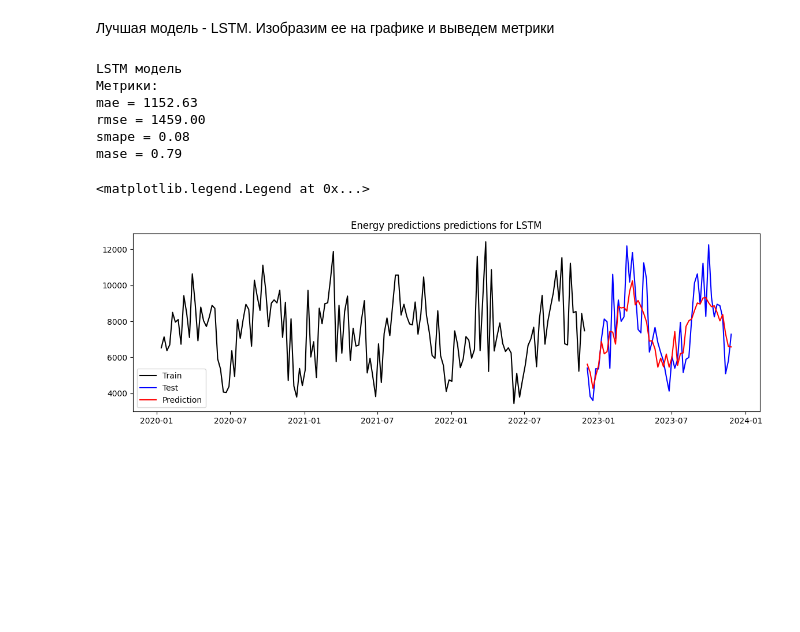
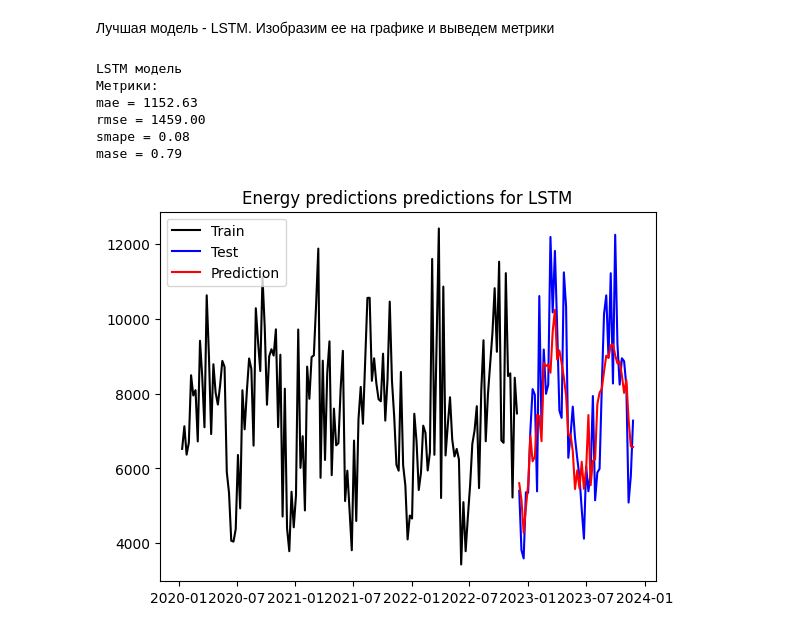
Before and after one commit to tvsmsa/melekhin-time-series, a Jupyter notebook: task_4_timeseries.ipynb, the cells around one changed output. Drawn from its saved outputs; the diff is of its cells as text; code cells hidden in the pictures; blank space fills up the shorter version.

```diff
--- a/task_4_timeseries.ipynb
+++ b/task_4_timeseries.ipynb
@@ -252,6 +252,10 @@ print(f'Даты аномалий IsolationForest: {list(anomalies_if.strftime("
 metrics = [mae, rmse, smape]
 season_mase = partial(mase, seasonality=SEASON)
 metrics +=[season_mase]
+# %%
+df_test_exogs  = panel_df[base_cols+exog_cols].groupby("unique_id").tail(FH)
+df_train_exogs = panel_df[base_cols+exog_cols].drop(df_test_exogs.index).reset_index(drop=True)
+X_test = df_test_exogs.drop(columns = 'y').head(52)
 # %%
 models=[
         ARIMA (order=(4,0,3), season_length=SEASON, seasonal_order=(1, 0, 0)),
@@ -271,7 +275,7 @@ sf_base = StatsForecast(
 )
 LEVELS = [75, 90, 95]
 
-fcst_sf = sf_base.forecast(df=df_train, h=horizon, level=LEVELS)
+fcst_sf = sf_base.forecast(df=df_train_exogs, h=horizon, X_df=X_test)
 eval_sf = df_test.merge(fcst_sf, on=['unique_id', 'ds'])
 
 metrics_base = evaluate(
@@ -500,26 +504,24 @@ avg_by_series_dl.style.background_gradient(cmap='RdYlGn_r', axis=1).format(preci
 # %%
 import matplotlib.pyplot as plt
 
 lstm_metrics = full_metrics['LSTM'].dropna()
 print("LSTM модель\nМетрики:")
 for index, value in lstm_metrics.items():
     print(f"{index} = {value:.2f}")
 
-fig, axes = plt.subplots(len(models), 1, figsize=(14, 4 * len(models)))
 df_predict = eval_dl.head(52)
 curr_model = 'LSTM'
-axes.plot(df_train['ds'], df_train['y'], color = 'black', label='Train')
-axes.plot(df_test['ds'].head(52), df_test['y'].head(52), color = 'blue', label='Test')
-axes.plot(df_predict['ds'], df_predict[curr_model], color = 'red', label='Prediction')
-axes.set_title(f"Energy predictions predictions for {curr_model}")
-axes.legend()
+plt.plot(df_train['ds'], df_train['y'], color = 'black', label='Train')
+plt.plot(df_test['ds'].head(52), df_test['y'].head(52), color = 'blue', label='Test')
+plt.plot(df_predict['ds'], df_predict[curr_model], color = 'red', label='Prediction')
+plt.title(f"Energy predictions predictions for {curr_model}")
+plt.legend()
 plt.show()
 # %% [output]
 LSTM модель
 Метрики:
 mae = 1152.63
 rmse = 1459.00
 smape = 0.08
 mase = 0.79
-<matplotlib.legend.Legend at 0x...>
-[figure, old version]
+[figure, new version]
```
Also changed, not shown: parts of 5 cells of this notebook, 1 other file.
